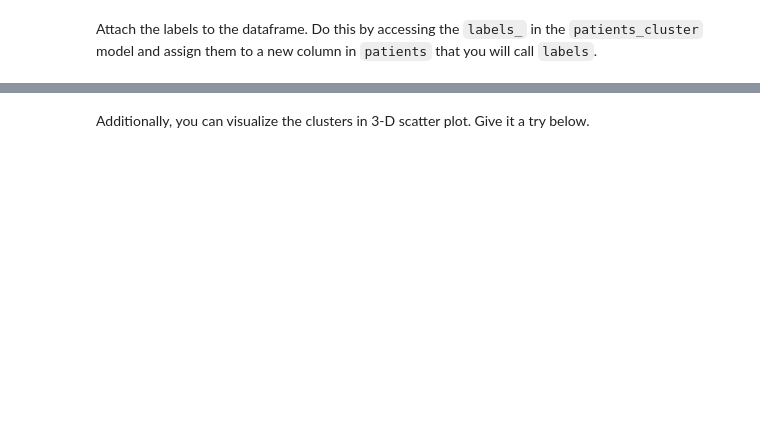
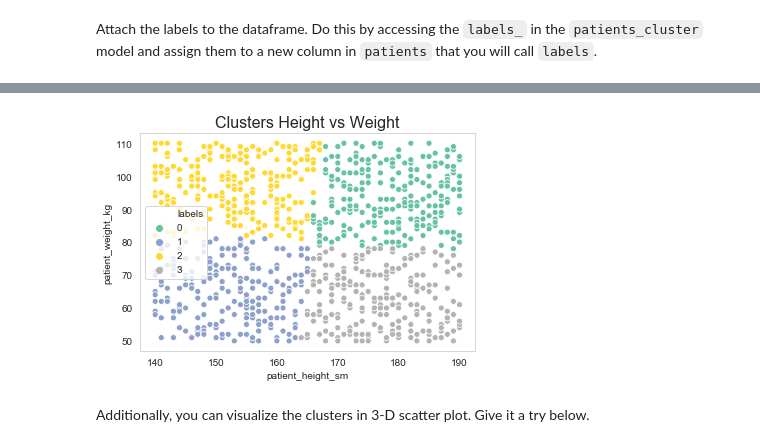
Before and after one commit to ta-datapt-bcn/lab-unsupervised-learning-and-sklearn, a Jupyter notebook: your-code/main.ipynb, the cells around one changed output, grey strips where cells are left out. Drawn from its saved outputs; the diff is of its cells as text; code cells hidden in the pictures; blank space fills up the shorter version.

```diff
--- a/your-code/main.ipynb
+++ b/your-code/main.ipynb
@@ -170,3 +456,5 @@ In the next cells, do the following:
+# %%
+patients.drop(columns=['doctor_name', 'diagnosis', 'prescribed_medicines', 'patient_gender'],inplace=True)
 # %% [markdown]
 Let's look at the head again to ensure the re-encoding and dropping are successful:
 # %%
@@ -175,3 +471,4 @@ Let's look at the head again to ensure the re-encoding and dropping are successf
 An interesting observation is that all patients are no older than 2 years. However, their weights and heights indicate that they are adults. This cannot be true. Therefore, we can either trust the weight and height columns or the DOB column. Since there are other columns that indicate that these are adults (they have emails, some have diabetes) we will drop the `patient_dob` column. We will also drop the `appointment_date` column since it has too many unique values to transform to a dummy variable. Drop the two columns in the cell below.
 # %%
 # Your code here:
+patients.drop(columns=['appointment_date', 'patient_dob'], inplace=True)
@@ -183,0 +488,5 @@ We start by initializing and fitting a model in the cell below. Call this model
+# %%
+# Your code here:
+kmeans = KMeans(n_clusters=4)
+patients_cluster = kmeans.fit(patients)
+patients_cluster.cluster_centers_
@@ -185,6 +503,7 @@ We start by initializing and fitting a model in the cell below. Call this model
 Attach the labels to the dataframe. Do this by accessing the `labels_` in the `patients_cluster` model and assign them to a new column in `patients` that you will call `labels`.
 # %%
 # Your code here:
+patients['labels'] = patients_cluster.labels_
 # %% [markdown]
 Now using a `groupby`, find the mean of every variable in `patients` and group by the `labels` column. This summary will allow us to see how the patients differ between the clusters. Your output should look similar to the image below.
 
@@ -208,2 +538,10 @@ If the scatter plot does not make any sense to you, it means the features you ch
+# %%
+# Your code here:
+
+sns.scatterplot(x='patient_height_sm', y='patient_weight_kg', data=patients, hue='labels',palette="Set2")
+plt.title('Clusters Height vs Weight', fontsize=16)
+plt.show()
+# %% [output]
+[figure, added]
 # %% [markdown]
 Additionally, you can visualize the clusters in 3-D scatter plot. Give it a try below.
```
Also changed, not shown: parts of 59 cells of this notebook.
